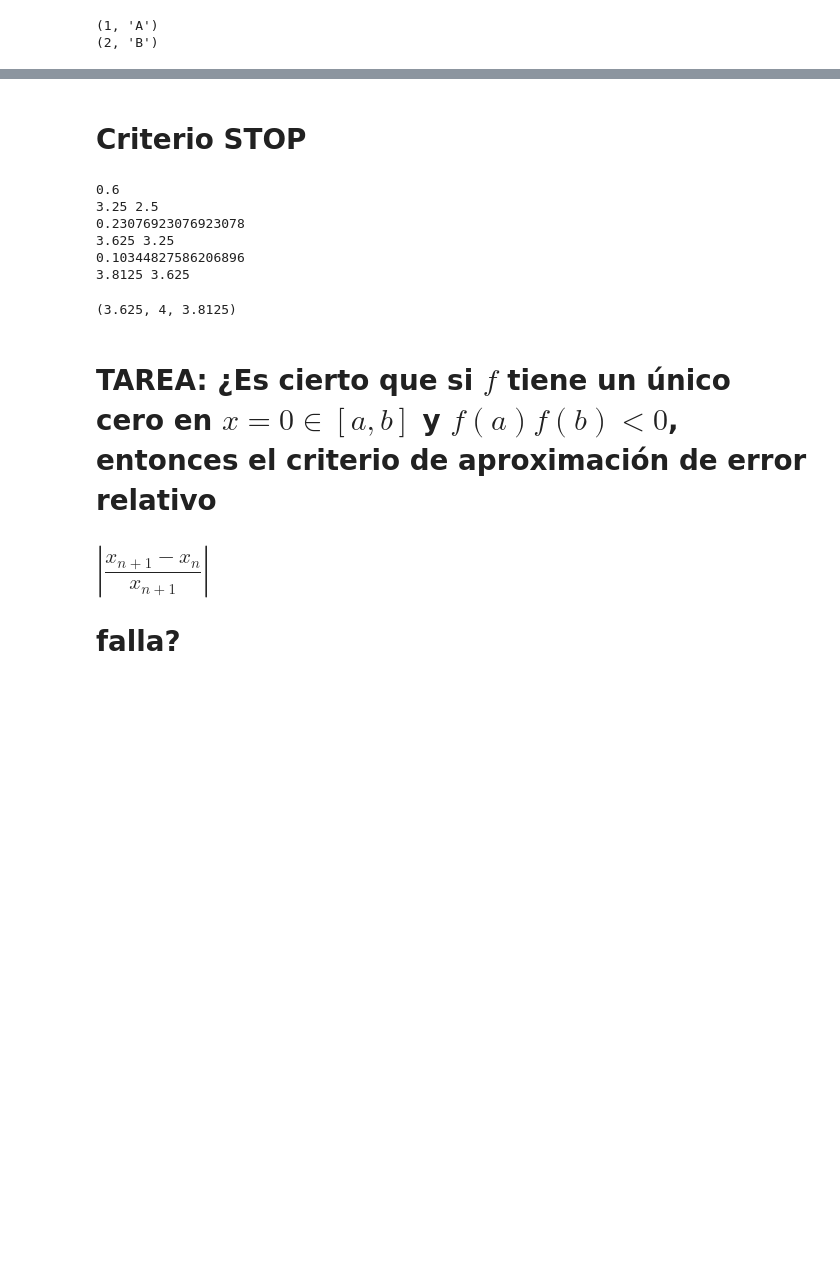
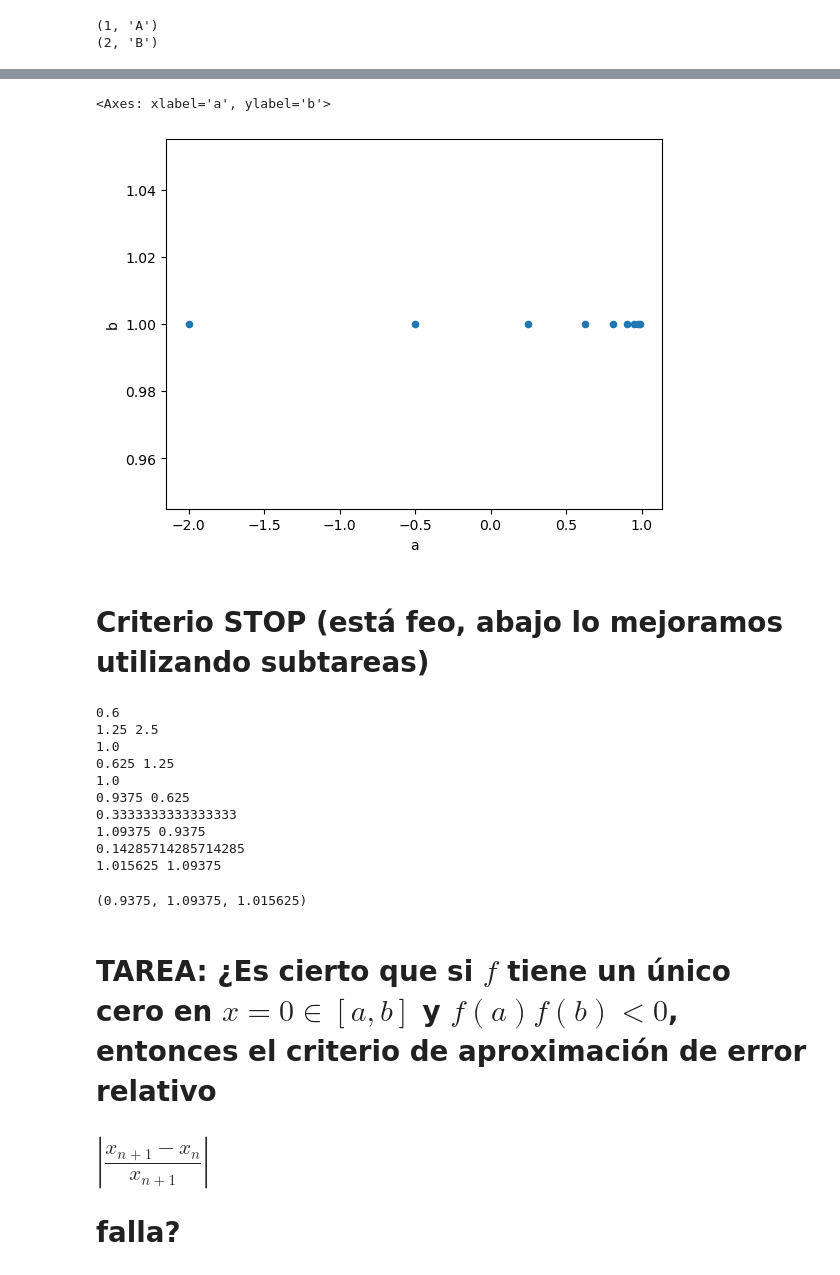
Before and after one commit to codingsilverwolf/computacion-cientifica-2025, a Jupyter notebook: clase_cc_06_05_2025.ipynb, the cells around one changed output, grey strips where cells are left out. Saved outputs shown, nothing was run; the diff lists cells and outputs as text; code cells hidden in the pictures; blank space fills up the shorter version.

```diff
--- a/clase_cc_06_05_2025.ipynb
+++ b/clase_cc_06_05_2025.ipynb
@@ -114,10 +166,15 @@ test.xn.plot()
+# %%
+test.plot.scatter('a', 'b')
+# %% [output]
+<Axes: xlabel='a', ylabel='b'>
+[figure, added]
 # %% [markdown]
-# Criterio STOP
+# Criterio STOP (está feo, abajo lo mejoramos utilizando subtareas)
 # %%
 def h(x):
-    return x**3
+    return (x-1)**3
 
-def biseccion_stop(f, intervalo, stop):
+def biseccion_stop_ugly(f, intervalo, stop):
     """
     PROPÓSITO: calcula la sucesión de bisección aplicada a *f* en *intervalo* y los extremos del mismo hasta que se cumpla el criterio de stop inducido por *stop*.
     PRECONDICIONES: f debe tener una única raíz en *intervalo*, ser continua     y f(a)f(b)< 0.
@@ -146,15 +203,19 @@ def biseccion_stop(f, intervalo, stop):
     return a, b, xn1
 
 
-biseccion_stop(h,  [1, 4], 0.1)
+biseccion_stop_ugly(h,  [0, 5], 0.1)
 # %% [output]
 0.6
-3.25 2.5
-0.23076923076923078
-3.625 3.25
-0.10344827586206896
-3.8125 3.625
+1.25 2.5
+1.0
+0.625 1.25
+1.0
+0.9375 0.625
+0.3333333333333333
+1.09375 0.9375
+0.14285714285714285
+1.015625 1.09375
-(3.625, 4, 3.8125)
+(0.9375, 1.09375, 1.015625)
 # %% [markdown]
 # TAREA: ¿Es cierto que si $f$ tiene un único cero en $x=0 \in [a, b]$ y $f(a)f(b) < 0$, entonces el criterio de aproximación de error  relativo
 
```
Also changed, not shown: parts of 23 cells of this notebook, 2 other files.
